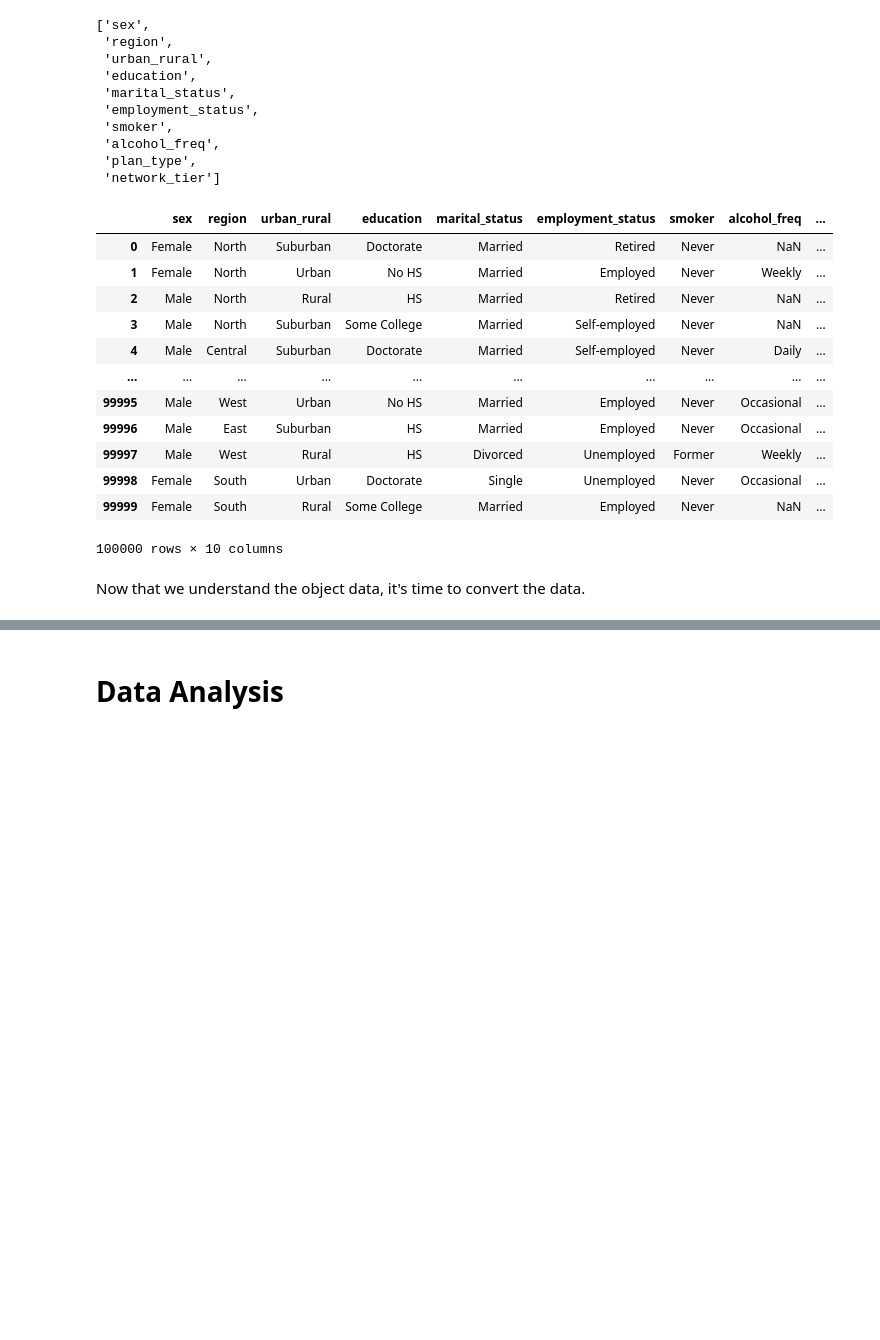
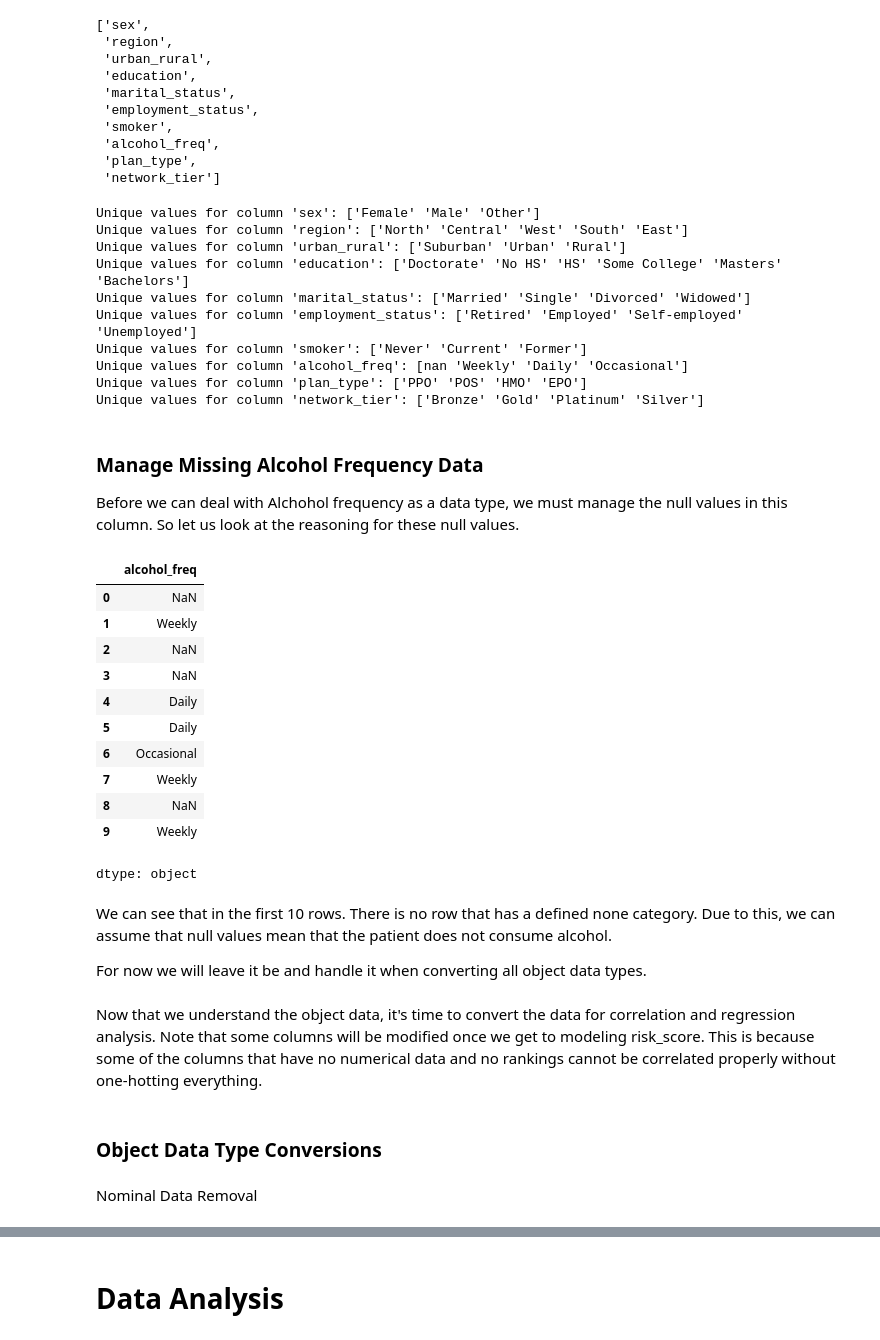
Before and after one commit to Abled773/HI-Risk-Prediction-and-Analysis, a Jupyter notebook: Risk_Analysis_and_Prediction.ipynb, the cells around one changed output, grey strips where cells are left out. Saved outputs shown, nothing was run; the diff lists cells and outputs as text; code cells hidden in the pictures; blank space fills up the shorter version.

```diff
--- a/Risk_Analysis_and_Prediction.ipynb
+++ b/Risk_Analysis_and_Prediction.ipynb
@@ -180,21 +152,44 @@ obj_cols
  'plan_type',
  'network_tier']
 # %%
-#Demonstrate the range of data in each column
-data[obj_cols]
+#see the range of data of object data types
+for col in obj_cols:
+    print(f"Unique values for column '{col}': {raw[col].unique()}")
 # %% [output]
-|  | sex | region | urban_rural | education | marital_status | employment_status | smoker | alcohol_freq | ... |
-| 0 | Female | North | Suburban | Doctorate | Married | Retired | Never | NaN | ... |
-| 1 | Female | North | Urban | No HS | Married | Employed | Never | Weekly | ... |
-| 2 | Male | North | Rural | HS | Married | Retired | Never | NaN | ... |
-| 3 | Male | North | Suburban | Some College | Married | Self-employed | Never | NaN | ... |
-| 4 | Male | Central | Suburban | Doctorate | Married | Self-employed | Never | Daily | ... |
-| ... | ... | ... | ... | ... | ... | ... | ... | ... | ... |
-| 99995 | Male | West | Urban | No HS | Married | Employed | Never | Occasional | ... |
-| 99996 | Male | East | Suburban | HS | Married | Employed | Never | Occasional | ... |
-| 99997 | Male | West | Rural | HS | Divorced | Unemployed | Former | Weekly | ... |
-| 99998 | Female | South | Urban | Doctorate | Single | Unemployed | Never | Occasional | ... |
-| 99999 | Female | South | Rural | Some College | Married | Employed | Never | NaN | ... |
-100000 rows × 10 columns
+Unique values for column 'sex': ['Female' 'Male' 'Other']
+Unique values for column 'region': ['North' 'Central' 'West' 'South' 'East']
+Unique values for column 'urban_rural': ['Suburban' 'Urban' 'Rural']
+Unique values for column 'education': ['Doctorate' 'No HS' 'HS' 'Some College' 'Masters' 'Bachelors']
+Unique values for column 'marital_status': ['Married' 'Single' 'Divorced' 'Widowed']
+Unique values for column 'employment_status': ['Retired' 'Employed' 'Self-employed' 'Unemployed']
+Unique values for column 'smoker': ['Never' 'Current' 'Former']
+Unique values for column 'alcohol_freq': [nan 'Weekly' 'Daily' 'Occasional']
+Unique values for column 'plan_type': ['PPO' 'POS' 'HMO' 'EPO']
+Unique values for column 'network_tier': ['Bronze' 'Gold' 'Platinum' 'Silver']
+# %% [markdown]
+### Manage Missing Alcohol Frequency Data
+
+Before we can deal with Alchohol frequency as a data type, we must manage the null values in this column. So let us look at the reasoning for these null values.
+# %%
+raw["alcohol_freq"].head(10)
+# %% [output]
+|  | alcohol_freq |
+| 0 | NaN |
+| 1 | Weekly |
+| 2 | NaN |
+| 3 | NaN |
+| 4 | Daily |
+| 5 | Daily |
+| 6 | Occasional |
+| 7 | Weekly |
+| 8 | NaN |
+| 9 | Weekly |
+dtype: object
+# %% [markdown]
+We can see that in the first 10 rows. There is no row that has a defined none category. Due to this, we can assume that null values mean that the patient does not consume alcohol.
+
+For now we will leave it be and handle it when converting all object data types.
 # %% [markdown]
-Now that we understand the object data, it's time to convert the data.
+Now that we understand the object data, it's time to convert the data for correlation and regression analysis. Note that some columns will be modified once we get to modeling risk_score. This is because some of the columns that have no numerical data and no rankings cannot be correlated properly without one-hotting everything.
+# %% [markdown]
+### Object Data Type Conversions
@@ -200,0 +199,2 @@ Now that we understand the object data, it's time to convert the data.
+# %% [markdown]
+Nominal Data Removal
```
Also changed, not shown: parts of 17 cells of this notebook.
